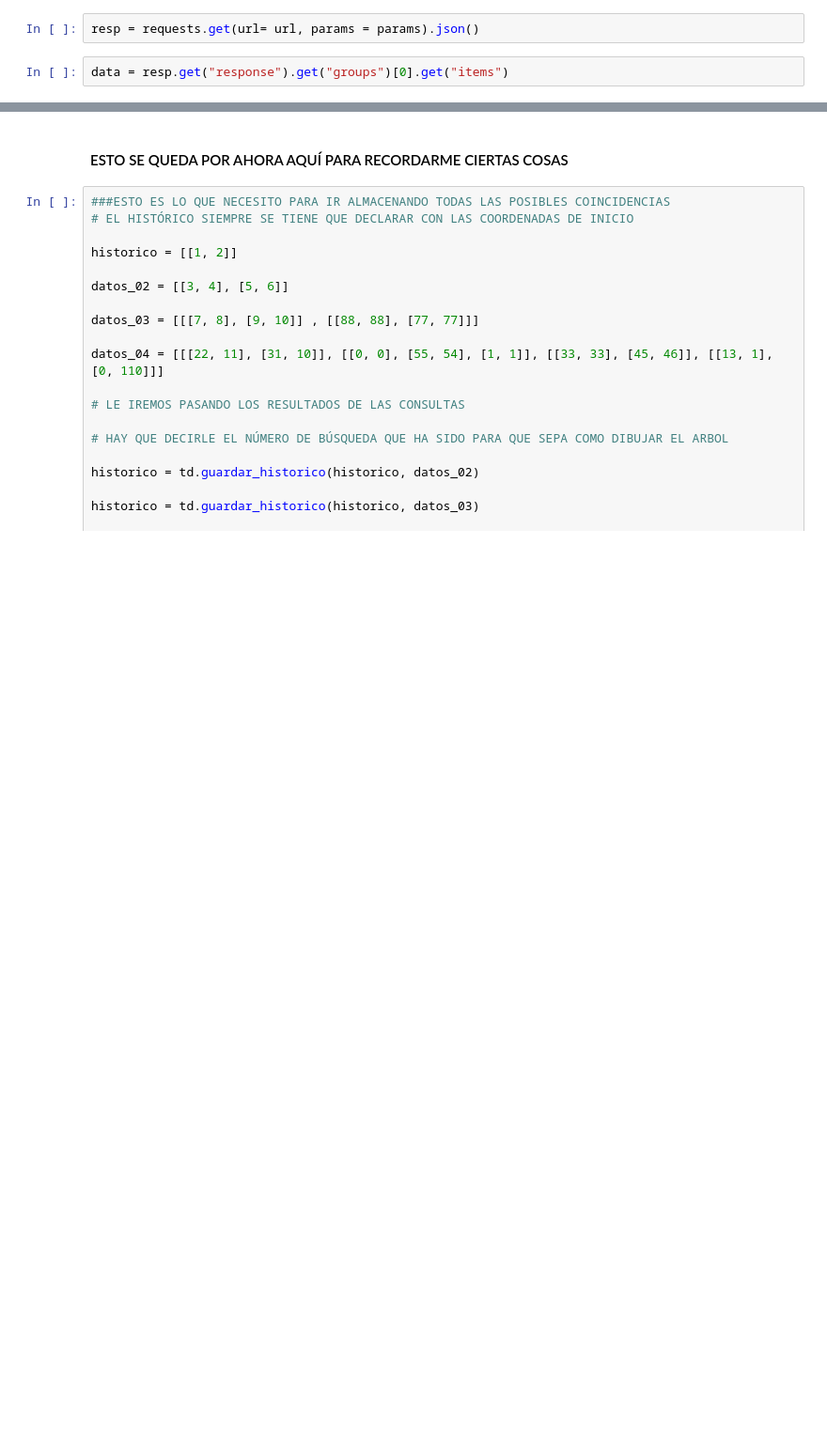
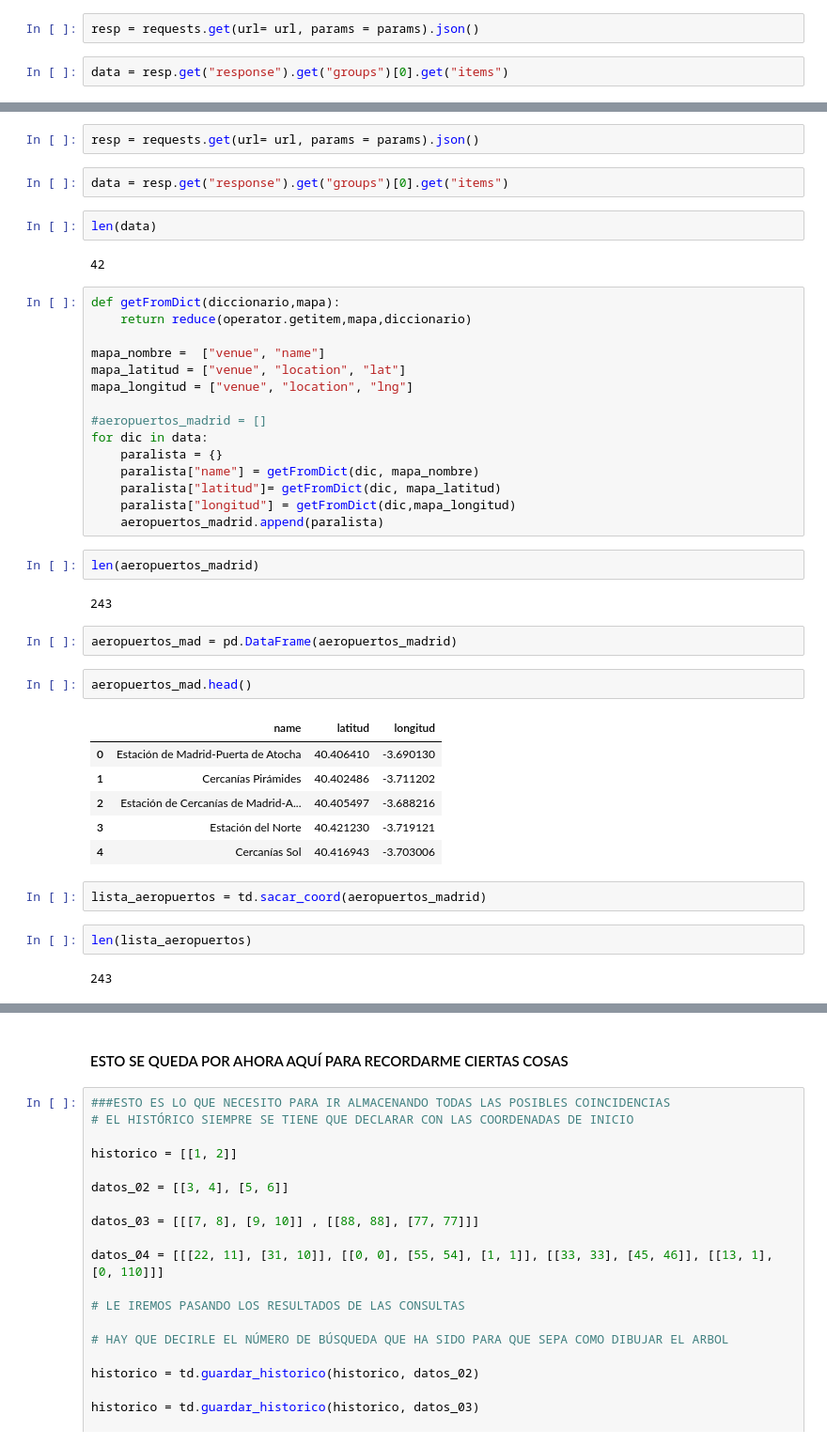
Before and after one commit to as-Solo/Proyecto_Ubicacion, a Jupyter notebook: notebooks/03_Creacion_colecciones_ciudades.ipynb, the cells around one changed output, grey strips where cells are left out. Shown: that part at 94% size. Drawn from its saved outputs; the diff is of its cells as text; blank space fills up the shorter version.

```diff
--- a/notebooks/03_Creacion_colecciones_ciudades.ipynb
+++ b/notebooks/03_Creacion_colecciones_ciudades.ipynb
@@ -296,0 +381,44 @@ df.to_json("../data/starbucks_madrid_col.json", orient="records")
+# %%
+resp = requests.get(url= url, params = params).json()
+# %%
+data = resp.get("response").get("groups")[0].get("items")
+# %%
+len(data)
+# %% [output]
+42
+# %%
+def getFromDict(diccionario,mapa):
+    return reduce(operator.getitem,mapa,diccionario)
+
+mapa_nombre =  ["venue", "name"]
+mapa_latitud = ["venue", "location", "lat"]
+mapa_longitud = ["venue", "location", "lng"]
+
+#aeropuertos_madrid = []
+for dic in data:
+    paralista = {}
+    paralista["name"] = getFromDict(dic, mapa_nombre)
+    paralista["latitud"]= getFromDict(dic, mapa_latitud)
+    paralista["longitud"] = getFromDict(dic,mapa_longitud)
+    aeropuertos_madrid.append(paralista)
+# %%
+len(aeropuertos_madrid)
+# %% [output]
+243
+# %%
+aeropuertos_mad = pd.DataFrame(aeropuertos_madrid)
+# %%
+aeropuertos_mad.head()
+# %% [output]
+|  | name | latitud | longitud |
+| 0 | Estación de Madrid-Puerta de Atocha | 40.406410 | -3.690130 |
+| 1 | Cercanías Pirámides | 40.402486 | -3.711202 |
+| 2 | Estación de Cercanías de Madrid-A... | 40.405497 | -3.688216 |
+| 3 | Estación del Norte | 40.421230 | -3.719121 |
+| 4 | Cercanías Sol | 40.416943 | -3.703006 |
+# %%
+lista_aeropuertos = td.sacar_coord(aeropuertos_madrid)
+# %%
+len(lista_aeropuertos)
+# %% [output]
+243
```
Also changed, not shown: parts of 135 cells of this notebook, 15 other files.
